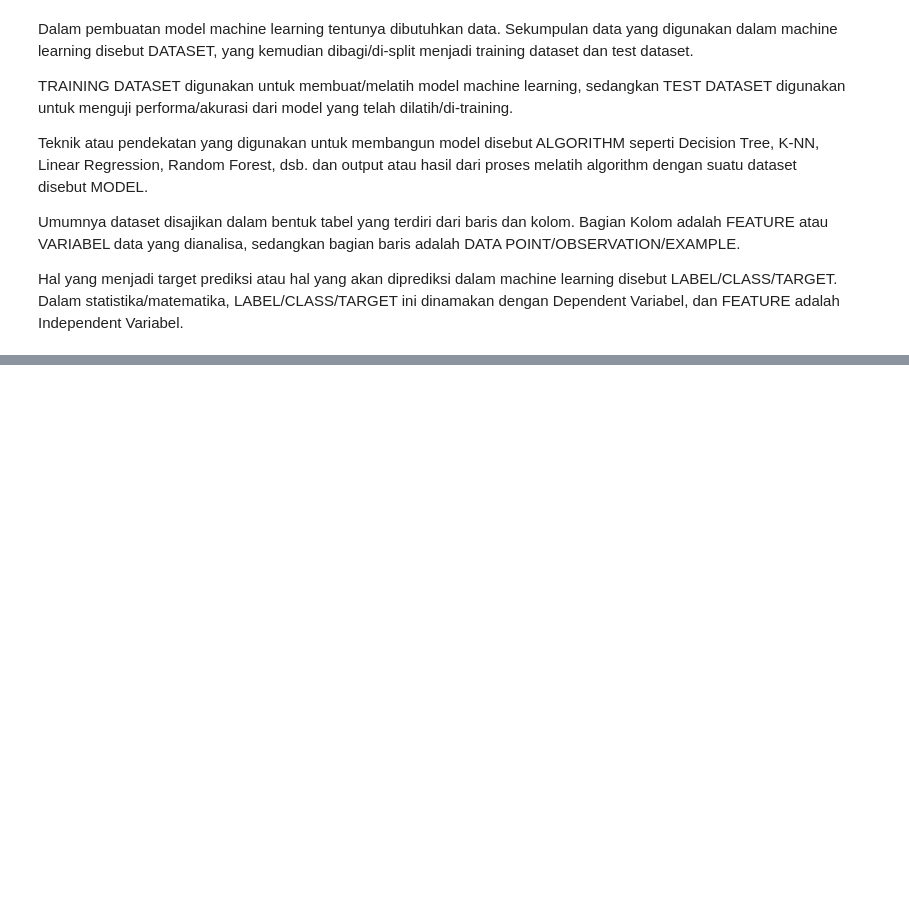
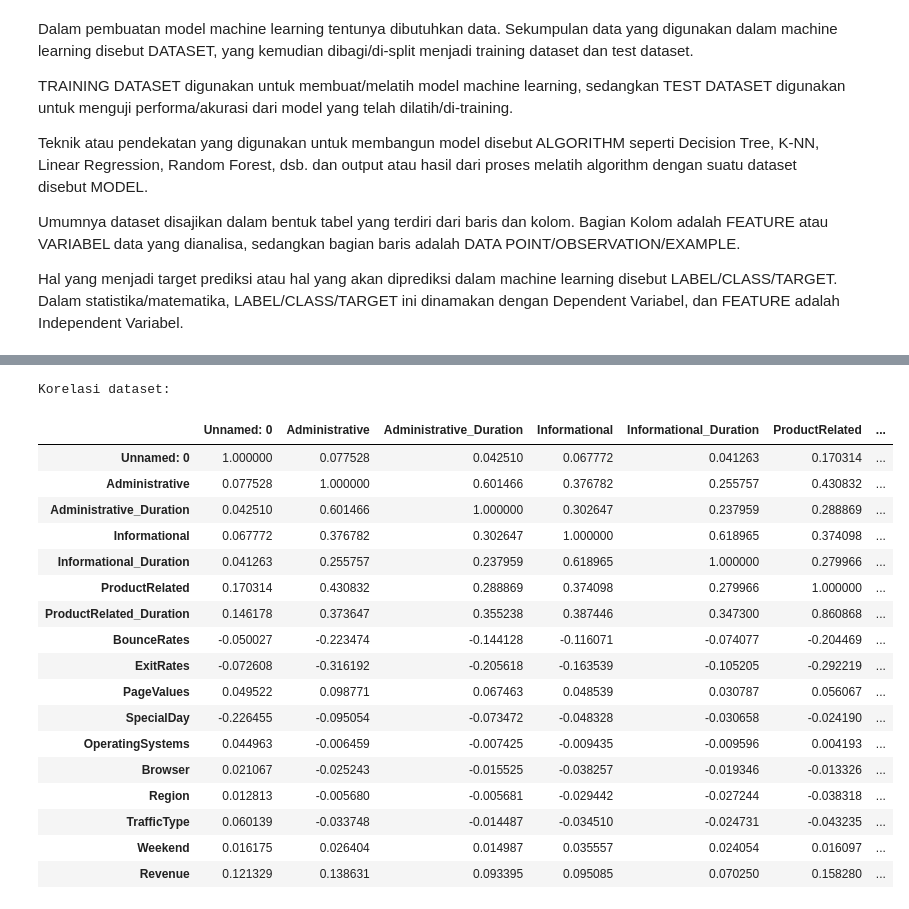
Before and after one commit to razymawardi/DQLab-Course-Projects, a Jupyter notebook: Machine Learning With Python for Beginner/Machine Learning With Python for Beginner.ipynb, the cells around one changed output, grey strips where cells are left out. Cells and saved outputs as stored; diff of their text form; code cells hidden in the pictures; blank space fills up the shorter version.

```diff
--- a/Machine Learning With Python for Beginner/Machine Learning With Python for Beginner.ipynb
+++ b/Machine Learning With Python for Beginner/Machine Learning With Python for Beginner.ipynb
@@ -22,0 +79,24 @@ Hal yang menjadi target prediksi atau hal yang akan diprediksi dalam machine lea
+# %%
+dataset_corr = dataset.corr()
+print('Korelasi dataset:\n')
+dataset.corr()
+# %% [output]
+Korelasi dataset:
+|  | Unnamed: 0 | Administrative | Administrative_Duration | Informational | Informational_Duration | ProductRelated | ... |
+| Unnamed: 0 | 1.000000 | 0.077528 | 0.042510 | 0.067772 | 0.041263 | 0.170314 | ... |
+| Administrative | 0.077528 | 1.000000 | 0.601466 | 0.376782 | 0.255757 | 0.430832 | ... |
+| Administrative_Duration | 0.042510 | 0.601466 | 1.000000 | 0.302647 | 0.237959 | 0.288869 | ... |
+| Informational | 0.067772 | 0.376782 | 0.302647 | 1.000000 | 0.618965 | 0.374098 | ... |
+| Informational_Duration | 0.041263 | 0.255757 | 0.237959 | 0.618965 | 1.000000 | 0.279966 | ... |
+| ProductRelated | 0.170314 | 0.430832 | 0.288869 | 0.374098 | 0.279966 | 1.000000 | ... |
+| ProductRelated_Duration | 0.146178 | 0.373647 | 0.355238 | 0.387446 | 0.347300 | 0.860868 | ... |
+| BounceRates | -0.050027 | -0.223474 | -0.144128 | -0.116071 | -0.074077 | -0.204469 | ... |
+| ExitRates | -0.072608 | -0.316192 | -0.205618 | -0.163539 | -0.105205 | -0.292219 | ... |
+| PageValues | 0.049522 | 0.098771 | 0.067463 | 0.048539 | 0.030787 | 0.056067 | ... |
+| SpecialDay | -0.226455 | -0.095054 | -0.073472 | -0.048328 | -0.030658 | -0.024190 | ... |
+| OperatingSystems | 0.044963 | -0.006459 | -0.007425 | -0.009435 | -0.009596 | 0.004193 | ... |
+| Browser | 0.021067 | -0.025243 | -0.015525 | -0.038257 | -0.019346 | -0.013326 | ... |
+| Region | 0.012813 | -0.005680 | -0.005681 | -0.029442 | -0.027244 | -0.038318 | ... |
+| TrafficType | 0.060139 | -0.033748 | -0.014487 | -0.034510 | -0.024731 | -0.043235 | ... |
+| Weekend | 0.016175 | 0.026404 | 0.014987 | 0.035557 | 0.024054 | 0.016097 | ... |
+| Revenue | 0.121329 | 0.138631 | 0.093395 | 0.095085 | 0.070250 | 0.158280 | ... |
```
Also changed, not shown: parts of 33 cells of this notebook, 1 other file.
